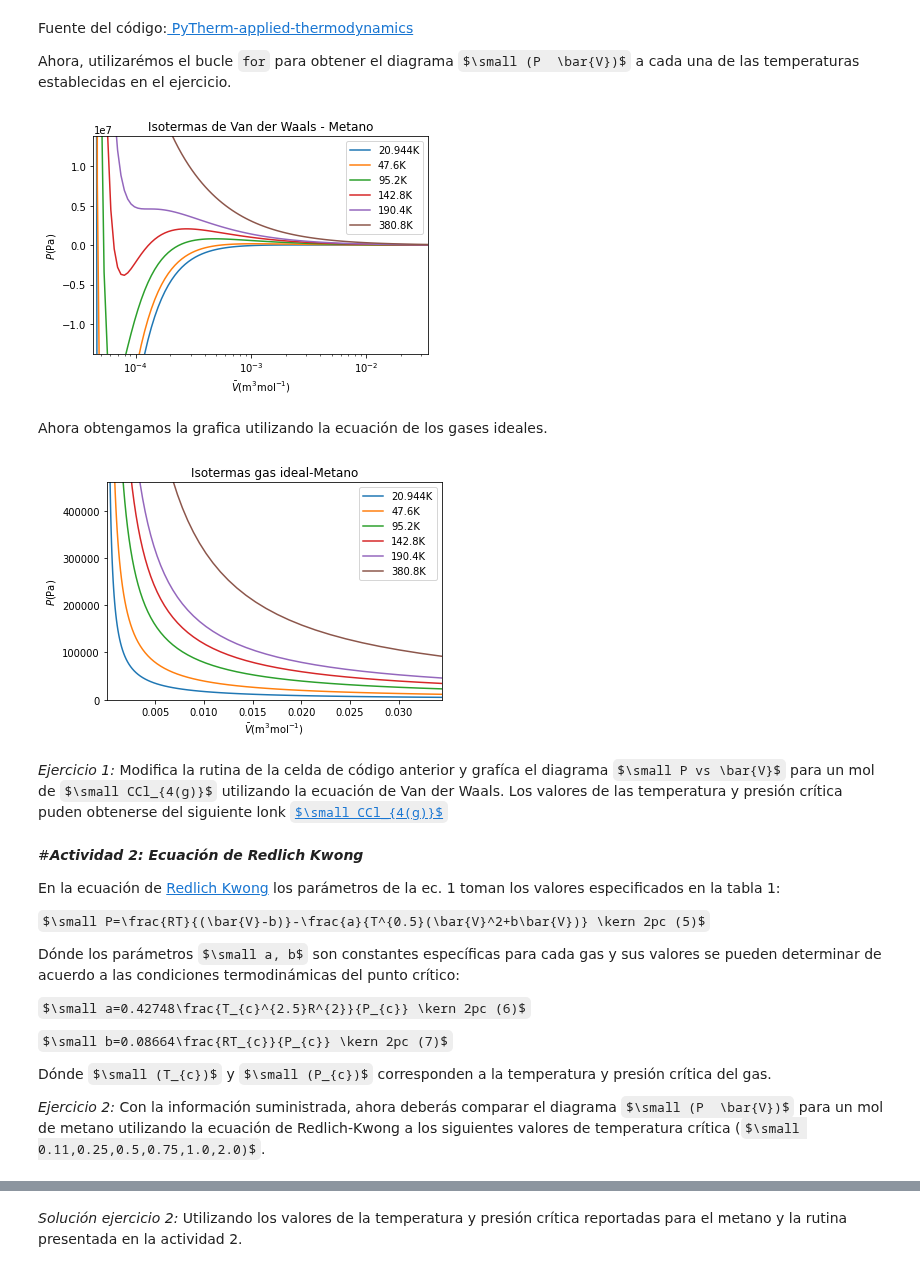
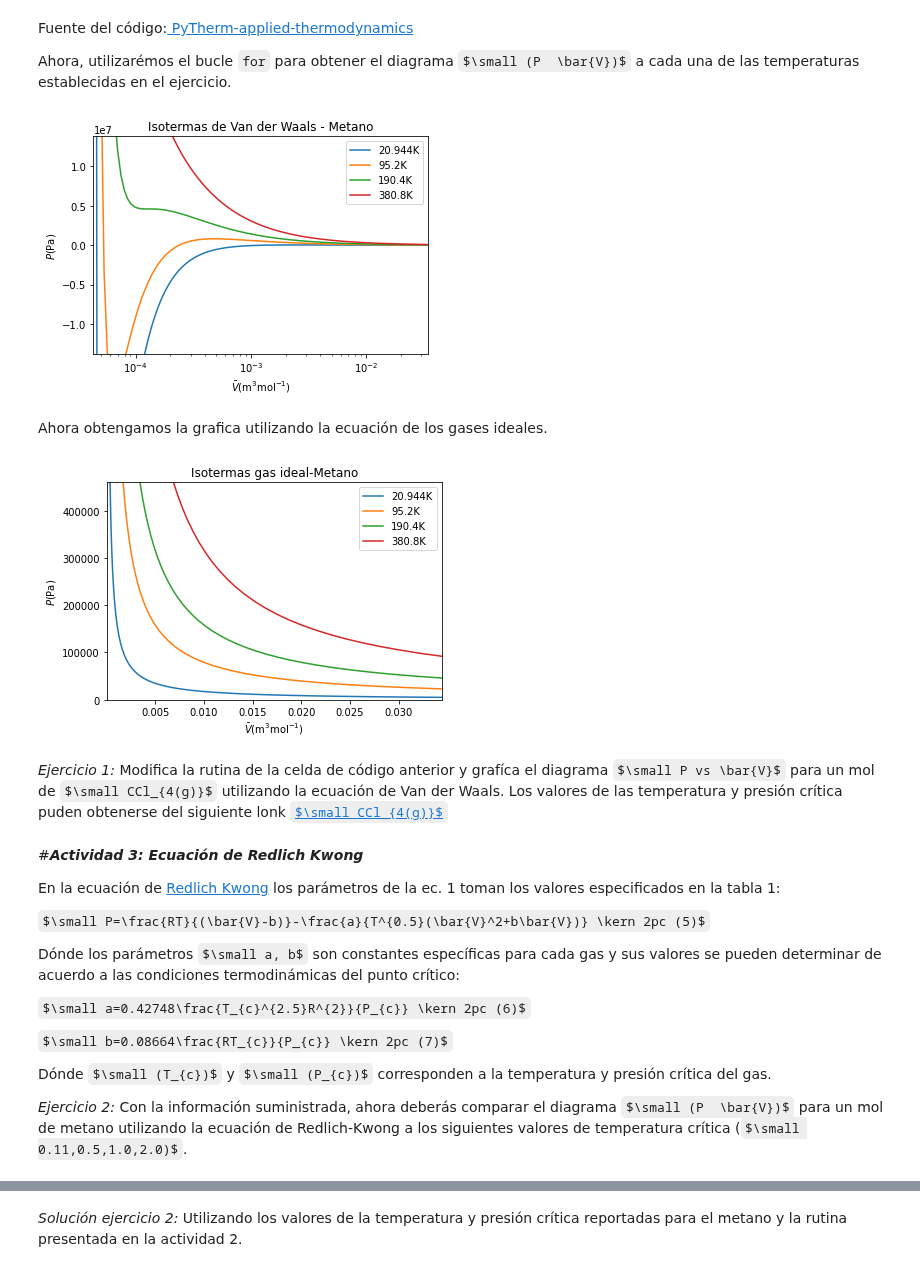
Before and after one commit to wavallejol/ColabChem, a Jupyter notebook: Sesión4_EoS.ipynb, the cells around one changed output, grey strips where cells are left out. Cells and saved outputs as stored; diff of their text form; code cells hidden in the pictures; some formulas as TeX source.

```diff
--- a/Sesión4_EoS.ipynb
+++ b/Sesión4_EoS.ipynb
@@ -58,7 +75,7 @@ Fuente del código:<a href="https://nbviewer.jupyter.org/github/iurisegtovich/Py
 Ahora, utilizarémos el bucle `for` para obtener el diagrama $\small (P  \bar{V})$ a cada una de las temperaturas establecidas en el ejercicio.
 # %%
 fig = plt.figure(1)
-for T in np.array([0.11,0.25,0.5,0.75,1,2])*Tc:                 #definimos el vector de dadtos de la Temperatura
+for T in np.array([0.11,0.5,1,2])*Tc:                           #definimos el vector de dadtos de la Temperatura
     Vm=np.logspace(np.log10(b*1.01),2+np.log10(R*Tc/Pc),100)    #utilizamos escala logarítmica
     plt.semilogx(Vm,Pvw(T,Vm), label=str(T)+"K")                #definimos los paramétros de la grafica
     plt.title("Isotermas de Van der Waals - Metano")
@@ -69,35 +86,35 @@ for T in np.array([0.11,0.25,0.5,0.75,1,2])*Tc:                 #definimos el ve
 plt.legend()
 plt.show()
 # %% [output]
-[figure, old version]
+[figure, new version]
 # %% [markdown]
 Ahora obtengamos la grafica utilizando la ecuación de los gases ideales.
 # %%
 import numpy as np
 import matplotlib.pyplot as plt
 
 def P(T,Vm):               #Ec. gases ideales
     P=8.314*T/Vm
     return P
 fig = plt.figure(1)
 
-for T in np.array([0.11,0.25,0.5,0.75,1,2])*Tc:
+for T in np.array([0.11,0.5,1,2])*Tc:
     Vm=np.logspace(np.log10(b*1.01),2+np.log10(R*Tc/Pc),100)
     plt.plot(Vm, P(T,Vm), label=str(T)+"K")
     plt.title("Isotermas gas ideal-Metano")
     plt.ylabel(r"$ {P (\mathrm{Pa})} $")
     plt.xlabel(r"$ \bar{V}(\mathrm{m^{3}mol^{-1}}) $")
     plt.ylim(0,Pc/10)
     plt.xlim(b,(100*R*Tc/Pc))
 plt.legend()
 plt.show()
 # %% [output]
-[figure, old version]
+[figure, new version]
 # %% [markdown]
 
 *Ejercicio 1:* Modifica la rutina de la celda de código anterior y grafíca el diagrama $\small P vs \bar{V}$ para un mol de $\small CCl_{4(g)}$ utilizando la ecuación de Van der Waals. Los valores de las temperatura y presión crítica puden obtenerse del siguiente lonk  <a href="https://es.wikipedia.org/wiki/Cloruro_de_carbono(IV)"> $\small CCl_{4(g)}$</a>
 # %% [markdown]
-#***Actividad 2: Ecuación de Redlich Kwong***
+#***Actividad 3: Ecuación de Redlich Kwong***
 
 En la ecuación de <a href="https://es.wikipedia.org/wiki/Ecuaci%C3%B3n_de_estado_Redlich%E2%80%93Kwong"> Redlich Kwong</a> los parámetros de la ec. 1 toman los valores especificados en la tabla 1:
 
@@ -111,5 +128,5 @@ $\small b=0.08664\frac{RT_{c}}{P_{c}} \kern 2pc (7)$
 
 Dónde $\small (T_{c})$ y $\small (P_{c})$ corresponden a la temperatura y presión crítica del gas.
 
-*Ejercicio 2:* Con la información suministrada, ahora deberás comparar el diagrama $\small (P  \bar{V})$ para un mol de metano utilizando la ecuación de Redlich-Kwong a los siguientes valores de temperatura crítica ($\small 0.11,0.25,0.5,0.75,1.0,2.0)$.
+*Ejercicio 2:* Con la información suministrada, ahora deberás comparar el diagrama $\small (P  \bar{V})$ para un mol de metano utilizando la ecuación de Redlich-Kwong a los siguientes valores de temperatura crítica ($\small 0.11,0.5,1.0,2.0)$.
 # %% [markdown]
```
Also changed, not shown: parts of 10 cells of this notebook.
